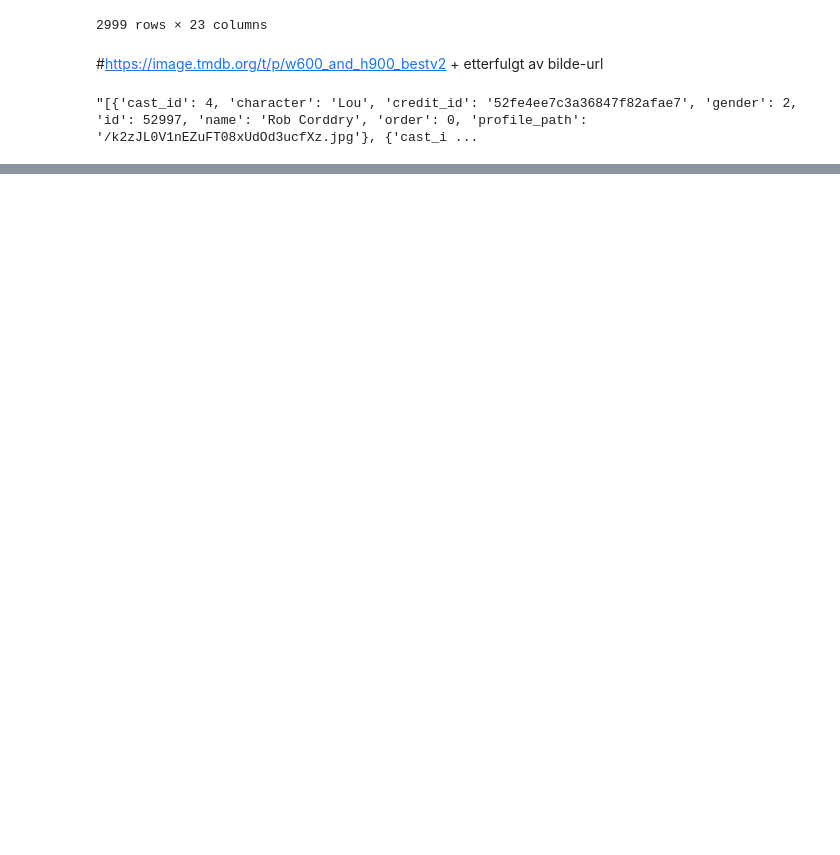
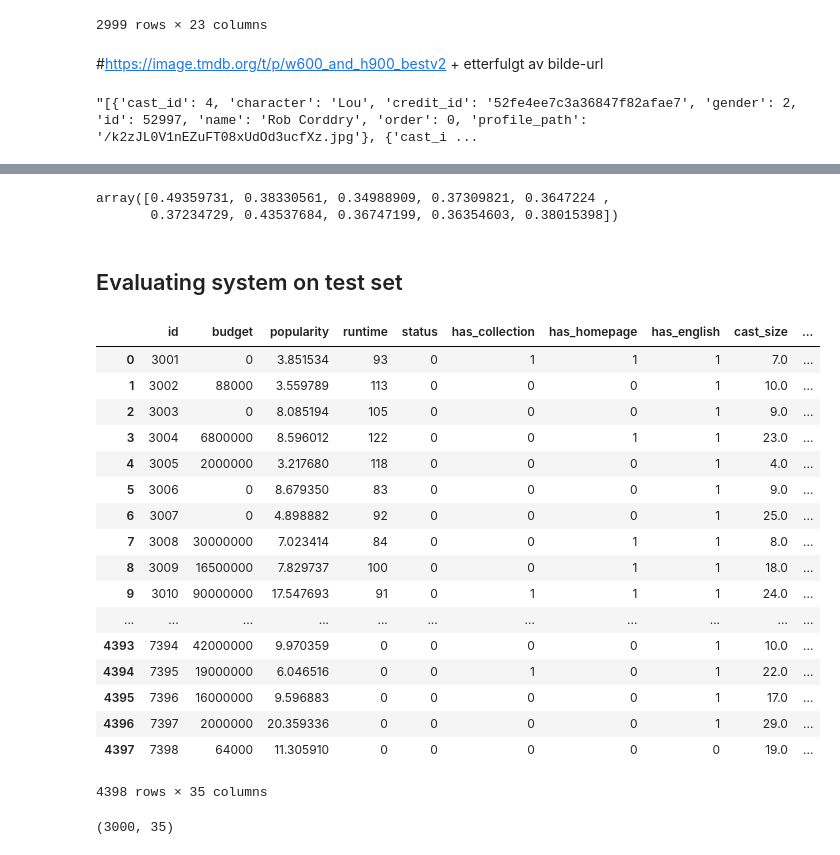
Before and after one commit to jhoffis/Oblig2, a Jupyter notebook: Jostein.ipynb, the cells around one changed output, grey strips where cells are left out. Drawn from its saved outputs; the diff is of its cells as text; code cells hidden in the pictures; blank space fills up the shorter version.

```diff
--- a/Jostein.ipynb
+++ b/Jostein.ipynb
@@ -212,0 +490,33 @@ memory usage: 632.9+ KB
+# %%
+def status_one_hot(collection):
+    statusOnehot = []
+    for movie in collection['status']:
+        if movie is "Released":
+            statusOnehot.append(1)
+        else:
+            statusOnehot.append(0)
+    return statusOnehot
+# %%
+train_copy['status'] = status_one_hot(train_copy)
+test_copy['status'] = status_one_hot(test_copy)
+# %%
+train_copy = train_copy.drop(['overview'], axis=1)
+train_copy = train_copy.drop(['production_countries'], axis=1)
+train_copy = train_copy.drop(['tagline'], axis=1)
+train_copy = train_copy.drop(['title'], axis=1)
+train_copy = train_copy.drop(['Keywords'], axis=1)
+train_copy = train_copy.drop(['crew'], axis=1)
+train_copy = train_copy.drop(['original_title'], axis=1)
+train_copy = train_copy.drop(['production_companies'], axis=1)
+
+test_copy = test_copy.drop(['overview'], axis=1)
+test_copy = test_copy.drop(['production_countries'], axis=1)
+test_copy = test_copy.drop(['tagline'], axis=1)
+test_copy = test_copy.drop(['title'], axis=1)
+test_copy = test_copy.drop(['Keywords'], axis=1)
+test_copy = test_copy.drop(['crew'], axis=1)
+test_copy = test_copy.drop(['original_title'], axis=1)
+test_copy = test_copy.drop(['production_companies'], axis=1)
+# %%
+train_copy = train_copy.fillna(train_copy.median())
+test_copy = test_copy.fillna(train_copy.median())
@@ -212,0 +790,32 @@ memory usage: 632.9+ KB
+# %%
+forest_rmse_scores
+# %% [output]
+array([0.49359731, 0.38330561, 0.34988909, 0.37309821, 0.3647224 ,
+       0.37234729, 0.43537684, 0.36747199, 0.36354603, 0.38015398])
+# %% [markdown]
+## Evaluating system on test set
+# %%
+test_copy
+# %% [output]
+|  | id | budget | popularity | runtime | status | has_collection | has_homepage | has_english | cast_size | ... |
+| 0 | 3001 | 0 | 3.851534 | 93 | 0 | 1 | 1 | 1 | 7.0 | ... |
+| 1 | 3002 | 88000 | 3.559789 | 113 | 0 | 0 | 0 | 1 | 10.0 | ... |
+| 2 | 3003 | 0 | 8.085194 | 105 | 0 | 0 | 0 | 1 | 9.0 | ... |
+| 3 | 3004 | 6800000 | 8.596012 | 122 | 0 | 0 | 1 | 1 | 23.0 | ... |
+| 4 | 3005 | 2000000 | 3.217680 | 118 | 0 | 0 | 0 | 1 | 4.0 | ... |
+| 5 | 3006 | 0 | 8.679350 | 83 | 0 | 0 | 0 | 1 | 9.0 | ... |
+| 6 | 3007 | 0 | 4.898882 | 92 | 0 | 0 | 0 | 1 | 25.0 | ... |
+| 7 | 3008 | 30000000 | 7.023414 | 84 | 0 | 0 | 1 | 1 | 8.0 | ... |
+| 8 | 3009 | 16500000 | 7.829737 | 100 | 0 | 0 | 1 | 1 | 18.0 | ... |
+| 9 | 3010 | 90000000 | 17.547693 | 91 | 0 | 1 | 1 | 1 | 24.0 | ... |
+| ... | ... | ... | ... | ... | ... | ... | ... | ... | ... | ... |
+| 4393 | 7394 | 42000000 | 9.970359 | 0 | 0 | 0 | 0 | 1 | 10.0 | ... |
+| 4394 | 7395 | 19000000 | 6.046516 | 0 | 0 | 1 | 0 | 1 | 22.0 | ... |
+| 4395 | 7396 | 16000000 | 9.596883 | 0 | 0 | 0 | 0 | 1 | 17.0 | ... |
+| 4396 | 7397 | 2000000 | 20.359336 | 0 | 0 | 0 | 0 | 1 | 29.0 | ... |
+| 4397 | 7398 | 64000 | 11.305910 | 0 | 0 | 0 | 0 | 0 | 19.0 | ... |
+4398 rows × 35 columns
+# %%
+train_copy.shape
+# %% [output]
+(3000, 35)
```
Also changed, not shown: parts of 53 cells of this notebook.
